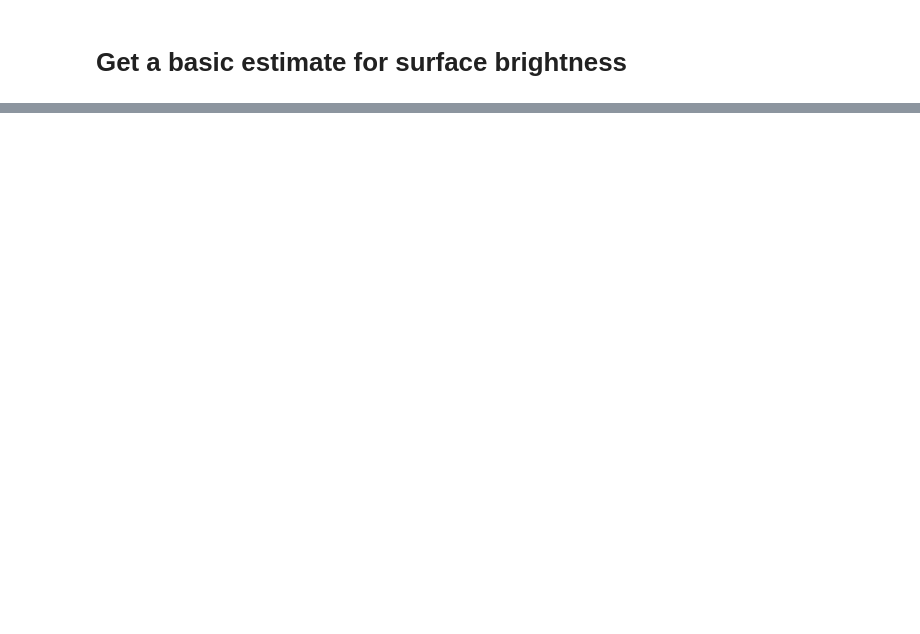
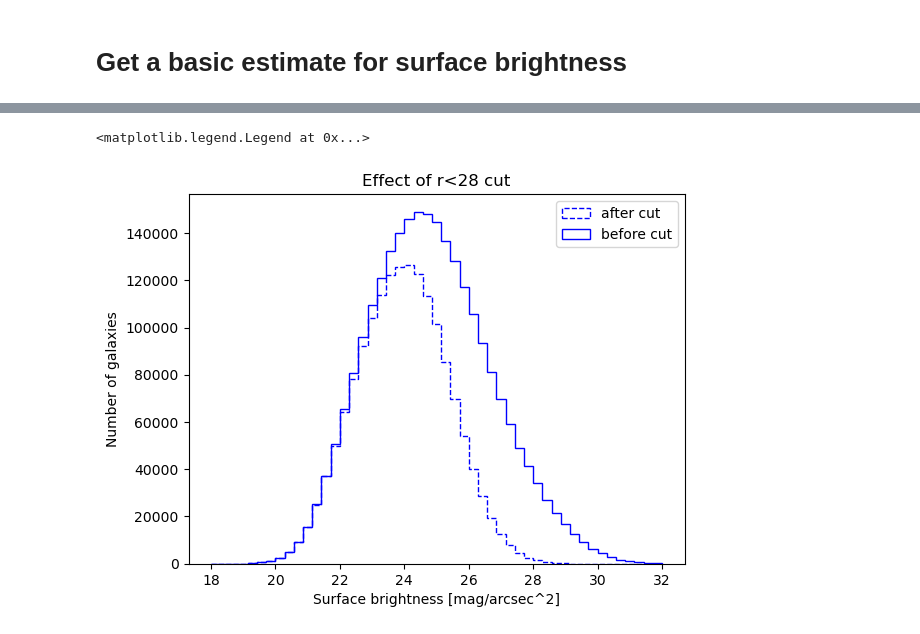
Before and after one commit to LSSTDESC/transient-host-sims, a Jupyter notebook: notebooks/SurfaceBrightness.ipynb, the cells around one changed output, grey strips where cells are left out. Cells and saved outputs as stored; diff of their text form; code cells hidden in the pictures; blank space fills up the shorter version.

Commit message:
added SB estimates after various cuts

```diff
--- a/notebooks/SurfaceBrightness.ipynb
+++ b/notebooks/SurfaceBrightness.ipynb
@@ -41,0 +63,24 @@ Text(0.5, 0, 'Surface brightness [mag/arcsec^2]')
+# %%
+#small healpix sample for testing
+for healpix in cosmo.available_healpix_pixels:
+    if healpix in [9556, 9558, 9559]:
+    #, 9560, 9683, 9684, 9685, 9686, 9687, 9688, 9812, 9813, 9814, 9815, 9816, 9940, 9941, 9942, 9943, 9944, 10068, 10069, 10070, 10071, 10072, 10195,10196,10197, 10198, 10199
+        quant_filtered = cosmo.get_quantities(['size_true','mag_true_r_lsst'], native_filters=f"healpix_pixel == {healpix}", filters=["mag_true_r_lsst<28", "halo_id>0"])
+# %%
+size_filt = quant_filtered['size_true']*u.arcsec
+mag_filt  = quant_filtered['mag_true_r_lsst']*u.ABmag
+# %%
+flux_filt = mag_filt.to(u.erg/u.s/u.cm**2/u.Hz)
+flux_hlr_filt = flux_filt/2. # light in half-light radius is approx half the flux
+SB_hlr_filt   = flux_hlr_filt/(np.pi*size_filt**2) # flux over area; flux per square arcsec
+SB_hlr_mag_filt  = (SB_hlr_filt.value*(u.erg/(u.Hz*u.s*u.cm**2))).to(u.ABmag) # hack to get mag/arcsec**2 to work
+# %%
+plt.hist(SB_hlr_mag_filt.value, label='after cut',bins=np.linspace(18,32,50), fill=False, linestyle='dashed', histtype='step', color='blue')
+plt.hist((SB_hlr_mag.value[~is_UFD]), label='before cut', bins=np.linspace(18,32,50), fill=False, histtype='step', color='blue')
+plt.title("Effect of r<28 cut")
+plt.xlabel("Surface brightness [mag/arcsec^2]")
+plt.ylabel("Number of galaxies")
+plt.legend()
+# %% [output]
+<matplotlib.legend.Legend at 0x...>
+[figure, added]
```
Also changed, not shown: parts of 21 cells of this notebook.
